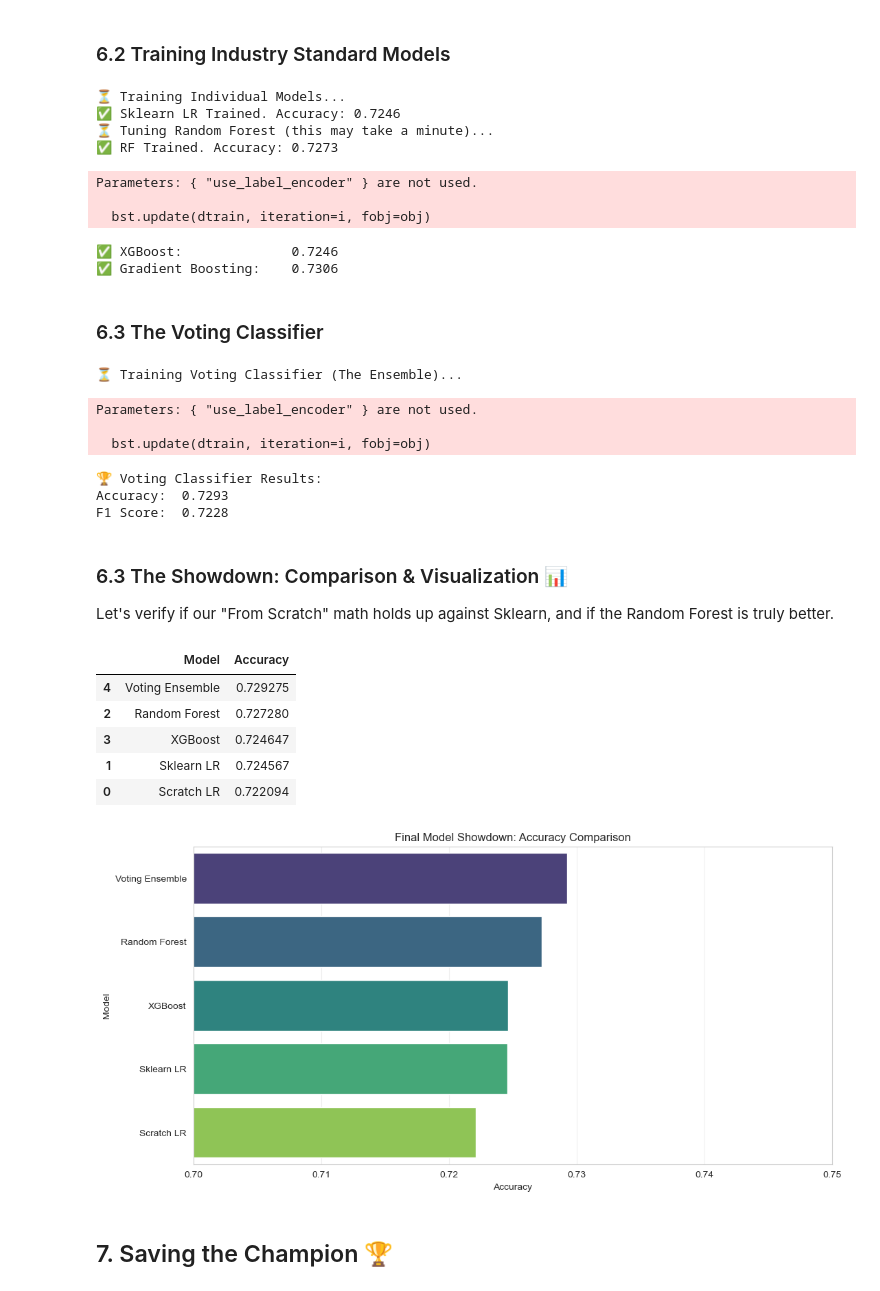
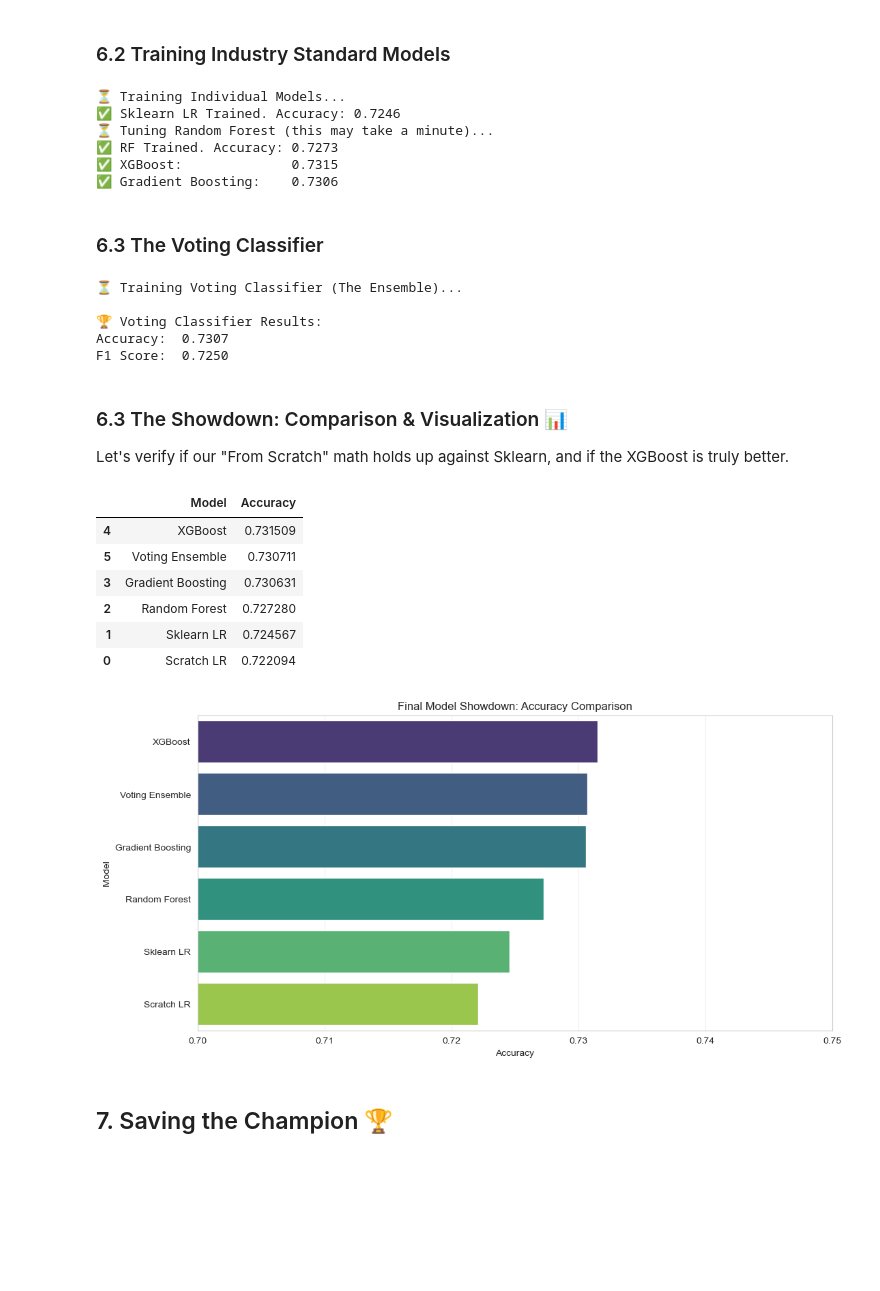
Before and after one commit to Yash-Kakadiya/cardio-sense, a Jupyter notebook: notebooks/03_model_from_scratch.ipynb, the cells around one changed output. Saved outputs shown, nothing was run; the diff lists cells and outputs as text; code cells hidden in the pictures; blank space fills up the shorter version.

```diff
--- a/notebooks/03_model_from_scratch.ipynb
+++ b/notebooks/03_model_from_scratch.ipynb
@@ -243,7 +243,7 @@ class LogisticRegressionScratch:
 
             # C. Backward Pass (Gradient Calculation)
             # Derivative of Cost w.r.t weights
-            dw = (1 / m) * np.dot(X.T, (y_pred - y))
+            dw = compute_gradient(X, y, y_pred)
 
             # D. Update Weights (Learning)
             self.weights = self.weights - self.learning_rate * dw
@@ -517,11 +517,14 @@ y_pred_rf = clf_rf.predict(X_test_opt)
 acc_rf = accuracy_score(y_test, y_pred_rf)
 print(f"✅ RF Trained. Accuracy:\t{acc_rf:.4f}")
 
-# 3. XGBoost (The Powerhouse)
+# 3. XGBoost
 clf_xgb = XGBClassifier(
-    use_label_encoder=False,
-    eval_metric="logloss",
-    random_state=42,
+    n_estimators=300,
+    max_depth=5,
+    learning_rate=0.05,
+    subsample=0.8,
+    colsample_bytree=0.8,
+    random_state=42
 )
 clf_xgb.fit(X_train_opt, y_train)
 acc_xgb = accuracy_score(y_test, clf_xgb.predict(X_test_opt))
@@ -539,11 +542,8 @@ print(f"✅ Gradient Boosting:\t{acc_gb:.4f}")
 ✅ Sklearn LR Trained. Accuracy: 0.7246
 ⏳ Tuning Random Forest (this may take a minute)...
 ✅ RF Trained. Accuracy: 0.7273
+✅ XGBoost:              0.7315
+✅ Gradient Boosting:    0.7306
-Parameters: { "use_label_encoder" } are not used.
-
-  bst.update(dtrain, iteration=i, fobj=obj)
-✅ XGBoost:              0.7246
-✅ Gradient Boosting:    0.7306
 # %% [markdown]
 ### 6.3 The Voting Classifier
 # %%
@@ -559,6 +559,7 @@ voting_clf = VotingClassifier(
         ("lr", clf_lr),  # Adding LR helps stabilize the trees
     ],
     voting="soft",
+    weights=[1, 3, 2, 1],
 )
 
 voting_clf.fit(X_train_opt, y_train)
@@ -572,42 +573,41 @@ print(f"Accuracy:  {acc_vote:.4f}")
 print(f"F1 Score:  {f1_vote:.4f}")
 # %% [output]
 ⏳ Training Voting Classifier (The Ensemble)...
+
+🏆 Voting Classifier Results:
+Accuracy:  0.7307
+F1 Score:  0.7250
-Parameters: { "use_label_encoder" } are not used.
-
-  bst.update(dtrain, iteration=i, fobj=obj)
-🏆 Voting Classifier Results:
-Accuracy:  0.7293
-F1 Score:  0.7228
 # %% [markdown]
 ### 6.3 The Showdown: Comparison & Visualization 📊
-Let's verify if our "From Scratch" math holds up against Sklearn, and if the Random Forest is truly better.
+Let's verify if our "From Scratch" math holds up against Sklearn, and if the XGBoost is truly better.
 # %%
 # Compare metrics
-models = ["Scratch LR", "Sklearn LR", "Random Forest", "XGBoost", "Voting Ensemble"]
-accuracies = [acc_scratch, acc_lr, acc_rf, acc_xgb, acc_vote]
+models = ["Scratch LR", "Sklearn LR", "Random Forest","Gradient Boosting", "XGBoost", "Voting Ensemble"]
+accuracies = [acc_scratch, acc_lr, acc_rf, acc_gb, acc_xgb, acc_vote]
 
 # Create DataFrame
 results_df = pd.DataFrame({"Model": models, "Accuracy": accuracies}).sort_values(
     by="Accuracy", ascending=False
 )
 
 display(results_df)
 
 # Visualization
 plt.figure(figsize=(12, 6))
 sns.barplot(x="Accuracy", y="Model", data=results_df, hue="Model", palette="viridis")
 plt.title("Final Model Showdown: Accuracy Comparison")
 plt.xlim(0.7, 0.75)  # Zoom in to see the small differences
 plt.grid(axis="x", alpha=0.3)
 plt.show()
 # %% [output]
 |  | Model | Accuracy |
-| 4 | Voting Ensemble | 0.729275 |
+| 4 | XGBoost | 0.731509 |
+| 5 | Voting Ensemble | 0.730711 |
+| 3 | Gradient Boosting | 0.730631 |
 | 2 | Random Forest | 0.727280 |
-| 3 | XGBoost | 0.724647 |
 | 1 | Sklearn LR | 0.724567 |
 | 0 | Scratch LR | 0.722094 |
-[figure, old version]
+[figure, new version]
 # %% [markdown]
 ## 7. Saving the Champion 🏆
 # %%
```
Also changed, not shown: parts of 2 cells of this notebook, 5 other files.
